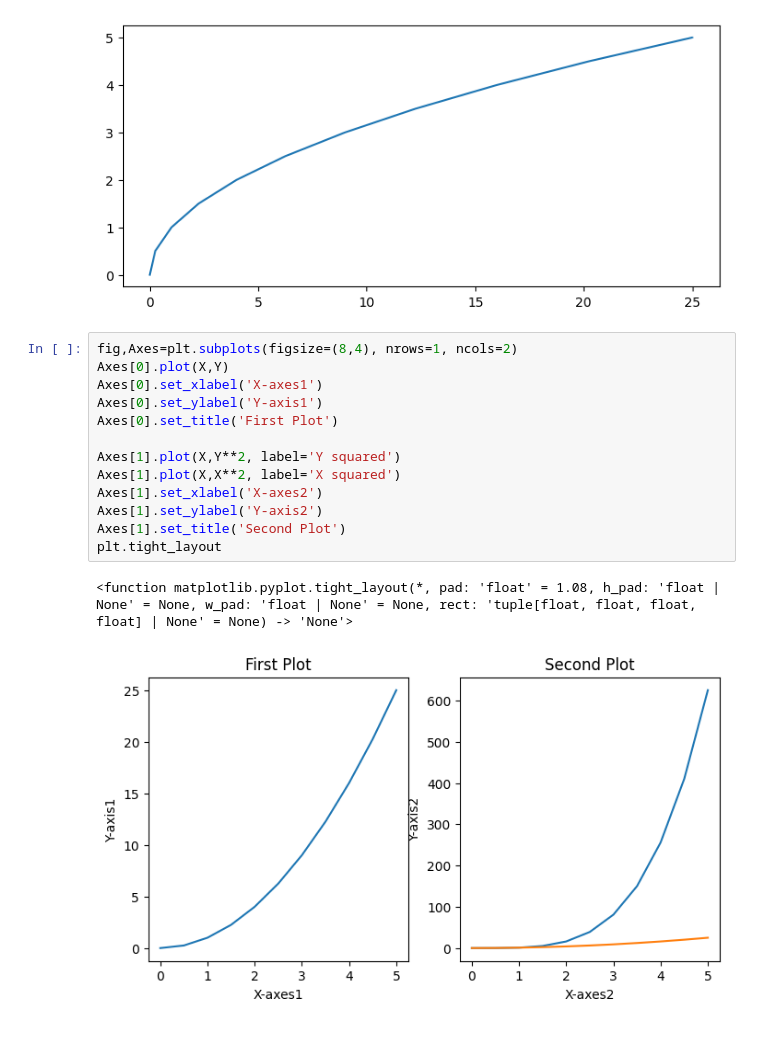
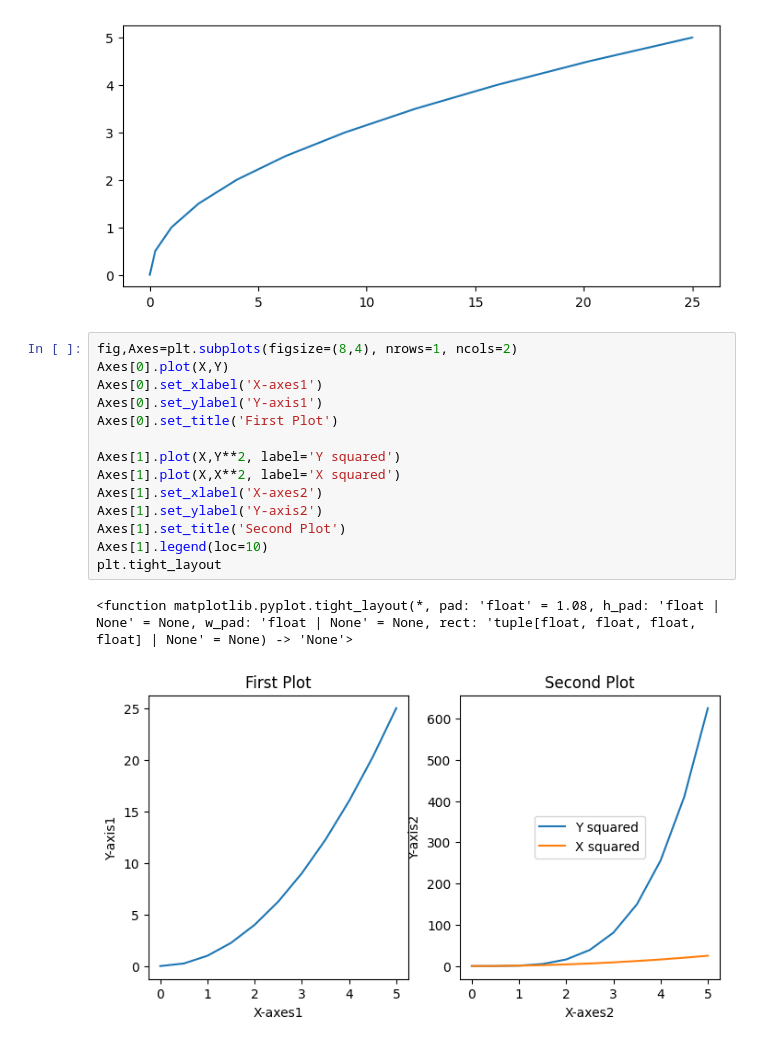
Before and after one commit to Eddie-hanson/Tutorials, a Jupyter notebook: Introduction_to_Matplotlib.ipynb, the cells around one changed output. Cells and saved outputs as stored; diff of their text form.

```diff
--- a/Introduction_to_Matplotlib.ipynb
+++ b/Introduction_to_Matplotlib.ipynb
@@ -98,19 +98,20 @@ Axes.plot(Y,X)
 # %%
 fig,Axes=plt.subplots(figsize=(8,4), nrows=1, ncols=2)
 Axes[0].plot(X,Y)
 Axes[0].set_xlabel('X-axes1')
 Axes[0].set_ylabel('Y-axis1')
 Axes[0].set_title('First Plot')
 
 Axes[1].plot(X,Y**2, label='Y squared')
 Axes[1].plot(X,X**2, label='X squared')
 Axes[1].set_xlabel('X-axes2')
 Axes[1].set_ylabel('Y-axis2')
 Axes[1].set_title('Second Plot')
+Axes[1].legend(loc=10)
 plt.tight_layout
 # %% [output]
 <function matplotlib.pyplot.tight_layout(*, pad: 'float' = 1.08, h_pad: 'float | None' = None, w_pad: 'float | None' = None, rect: 'tuple[float, float, float, float] | None' = None) -> 'None'>
-[figure, old version]
+[figure, new version]
 # %%
 fig
 # %% [output]
```
Also changed, not shown: parts of 2 cells of this notebook.
